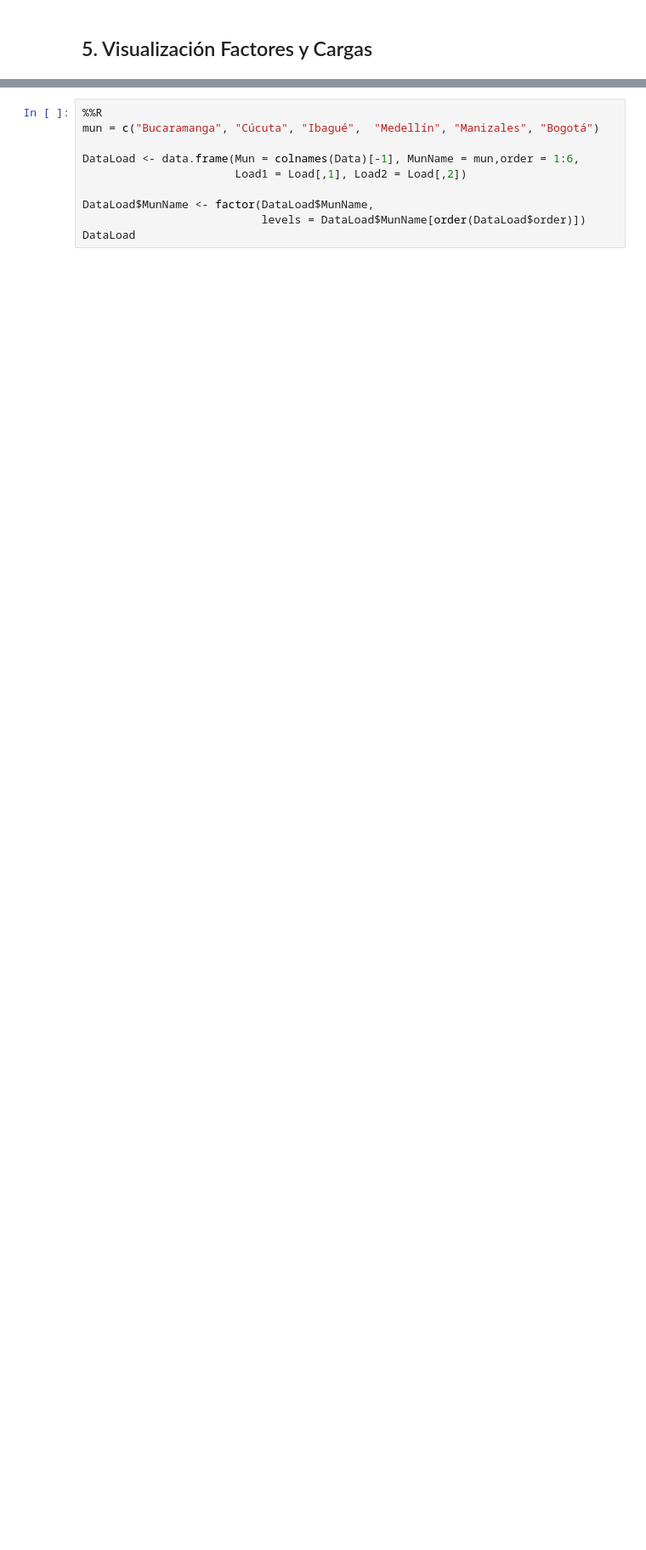
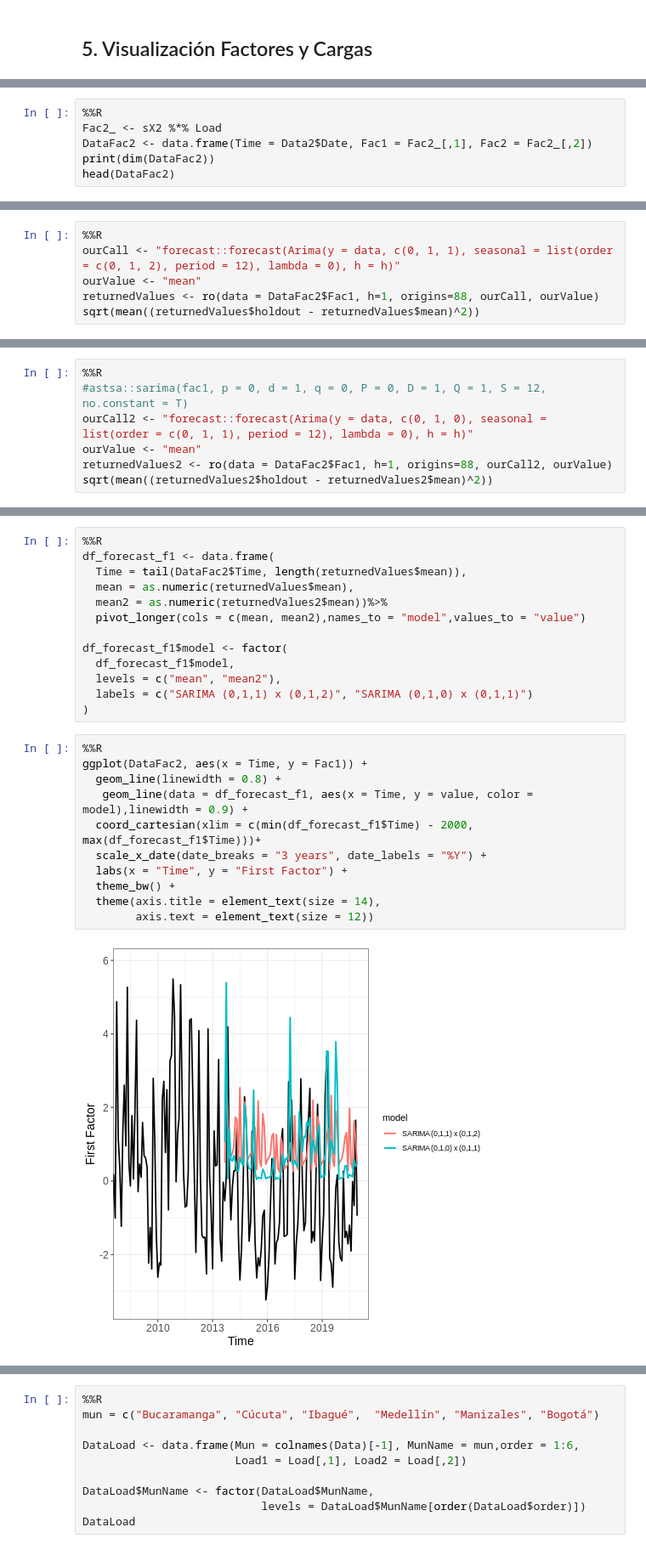
Before and after one commit to jofmorenore/TS_Climatic, a Jupyter notebook: R/SeasonalDFM_PrecipitationAirports6C.ipynb, the cells around one changed output, grey strips where cells are left out. Shown at 85% size. Drawn from its saved outputs; the diff is of its cells as text; blank space fills up the shorter version.

```diff
--- a/R/SeasonalDFM_PrecipitationAirports6C.ipynb
+++ b/R/SeasonalDFM_PrecipitationAirports6C.ipynb
@@ -1230,3 +1273,9 @@ ggplot(DataFac, aes(x = Time, y = Fac2)) +
         axis.text = element_text(size = 12))
 # %% [output]
 [figure]
+# %%
+%%R
+Fac2_ <- sX2 %*% Load
+DataFac2 <- data.frame(Time = Data2$Date, Fac1 = Fac2_[,1], Fac2 = Fac2_[,2])
+print(dim(DataFac2))
+head(DataFac2)
@@ -1232,0 +1311,6 @@ ggplot(DataFac, aes(x = Time, y = Fac2)) +
+# %%
+%%R
+ourCall <- "forecast::forecast(Arima(y = data, c(0, 1, 1), seasonal = list(order = c(0, 1, 2), period = 12), lambda = 0), h = h)"
+ourValue <- "mean"
+returnedValues <- ro(data = DataFac2$Fac1, h=1, origins=88, ourCall, ourValue)
+sqrt(mean((returnedValues$holdout - returnedValues$mean)^2))
@@ -1232,0 +1319,7 @@ ggplot(DataFac, aes(x = Time, y = Fac2)) +
+# %%
+%%R
+#astsa::sarima(fac1, p = 0, d = 1, q = 0, P = 0, D = 1, Q = 1, S = 12, no.constant = T)
+ourCall2 <- "forecast::forecast(Arima(y = data, c(0, 1, 0), seasonal = list(order = c(0, 1, 1), period = 12), lambda = 0), h = h)"
+ourValue <- "mean"
+returnedValues2 <- ro(data = DataFac2$Fac1, h=1, origins=88, ourCall2, ourValue)
+sqrt(mean((returnedValues2$holdout - returnedValues2$mean)^2))
@@ -1232,0 +1328,26 @@ ggplot(DataFac, aes(x = Time, y = Fac2)) +
+# %%
+%%R
+df_forecast_f1 <- data.frame(
+  Time = tail(DataFac2$Time, length(returnedValues$mean)),
+  mean = as.numeric(returnedValues$mean),
+  mean2 = as.numeric(returnedValues2$mean))%>%
+  pivot_longer(cols = c(mean, mean2),names_to = "model",values_to = "value")
+
+df_forecast_f1$model <- factor(
+  df_forecast_f1$model,
+  levels = c("mean", "mean2"),
+  labels = c("SARIMA (0,1,1) x (0,1,2)", "SARIMA (0,1,0) x (0,1,1)")
+)
+# %%
+%%R
+ggplot(DataFac2, aes(x = Time, y = Fac1)) +
+  geom_line(linewidth = 0.8) +
+   geom_line(data = df_forecast_f1, aes(x = Time, y = value, color = model),linewidth = 0.9) +
+  coord_cartesian(xlim = c(min(df_forecast_f1$Time) - 2000, max(df_forecast_f1$Time)))+
+  scale_x_date(date_breaks = "3 years", date_labels = "%Y") +
+  labs(x = "Time", y = "First Factor") +
+  theme_bw() +
+  theme(axis.title = element_text(size = 14),
+        axis.text = element_text(size = 12))
+# %% [output]
+[figure, added]
```
Also changed, not shown: parts of 23 cells of this notebook.
